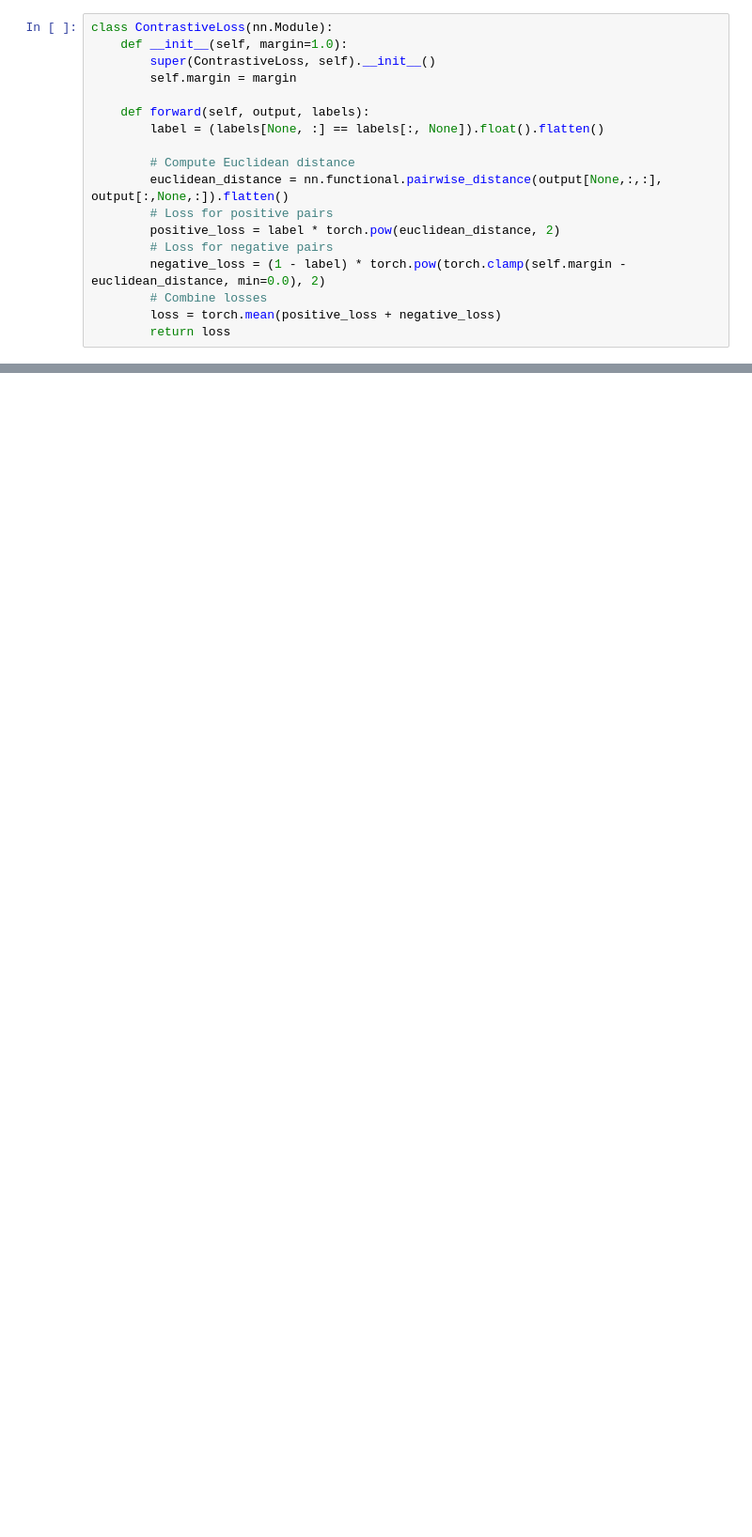
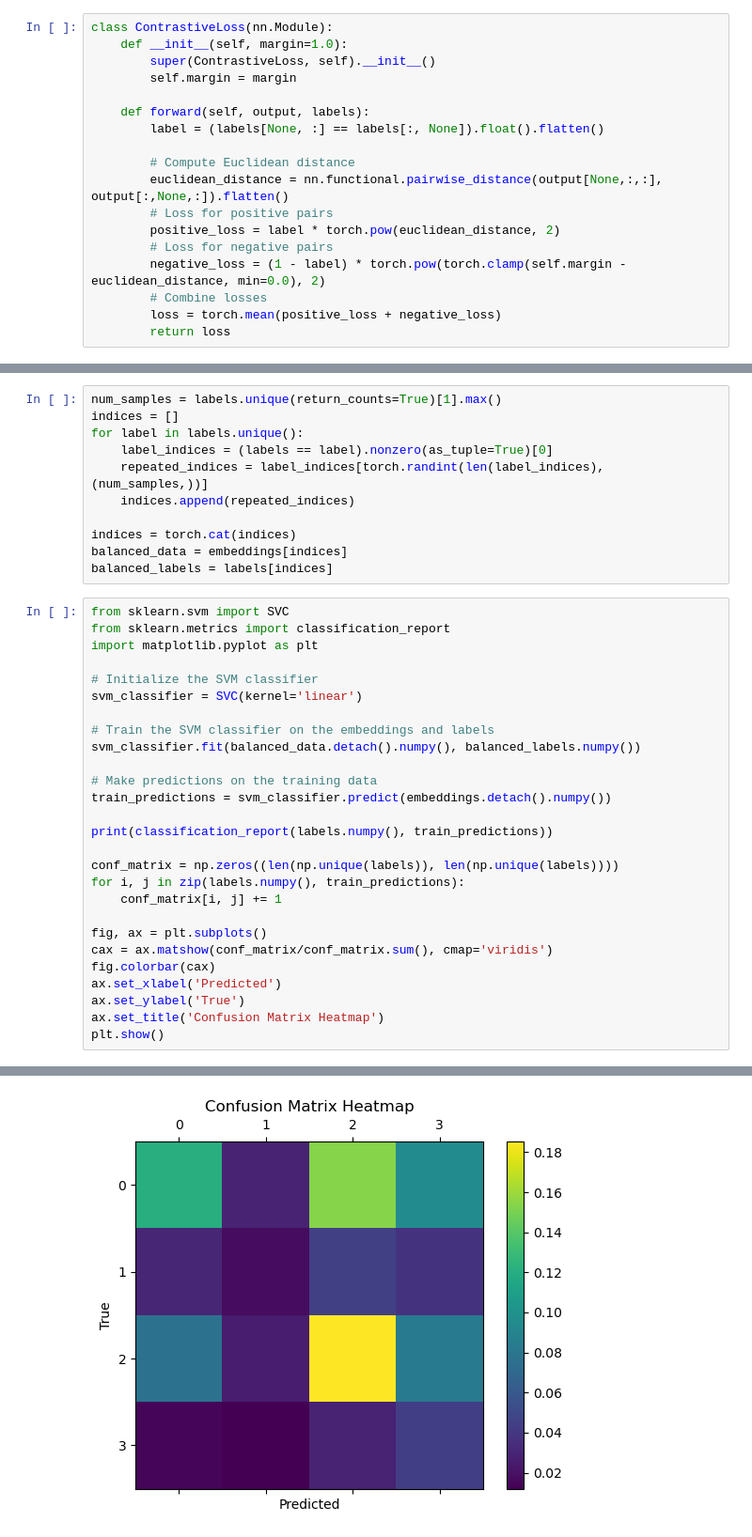
Before and after one commit to JakobLindscheid/UC-project, a Jupyter notebook: contrastive_learning.ipynb, the cells around one changed output, grey strips where cells are left out. Shown at 94% size. Saved outputs shown, nothing was run; the diff lists cells and outputs as text; blank space fills up the shorter version.

Commit message:
Updated contrastive learning & added SVM classifier

```diff
--- a/contrastive_learning.ipynb
+++ b/contrastive_learning.ipynb
@@ -141,0 +128,39 @@ plt.show()
+# %%
+num_samples = labels.unique(return_counts=True)[1].max()
+indices = []
+for label in labels.unique():
+    label_indices = (labels == label).nonzero(as_tuple=True)[0]
+    repeated_indices = label_indices[torch.randint(len(label_indices), (num_samples,))]
+    indices.append(repeated_indices)
+
+indices = torch.cat(indices)
+balanced_data = embeddings[indices]
+balanced_labels = labels[indices]
+# %%
+from sklearn.svm import SVC
+from sklearn.metrics import classification_report
+import matplotlib.pyplot as plt
+
+# Initialize the SVM classifier
+svm_classifier = SVC(kernel='linear')
+
+# Train the SVM classifier on the embeddings and labels
+svm_classifier.fit(balanced_data.detach().numpy(), balanced_labels.numpy())
+
+# Make predictions on the training data
+train_predictions = svm_classifier.predict(embeddings.detach().numpy())
+
+print(classification_report(labels.numpy(), train_predictions))
+
+conf_matrix = np.zeros((len(np.unique(labels)), len(np.unique(labels))))
+for i, j in zip(labels.numpy(), train_predictions):
+    conf_matrix[i, j] += 1
+
+fig, ax = plt.subplots()
+cax = ax.matshow(conf_matrix/conf_matrix.sum(), cmap='viridis')
+fig.colorbar(cax)
+ax.set_xlabel('Predicted')
+ax.set_ylabel('True')
+ax.set_title('Confusion Matrix Heatmap')
+plt.show()
+# %% [output]
@@ -141,0 +177 @@ plt.show()
+[figure, added]
```
Also changed, not shown: parts of 14 cells of this notebook, 1 other file.
